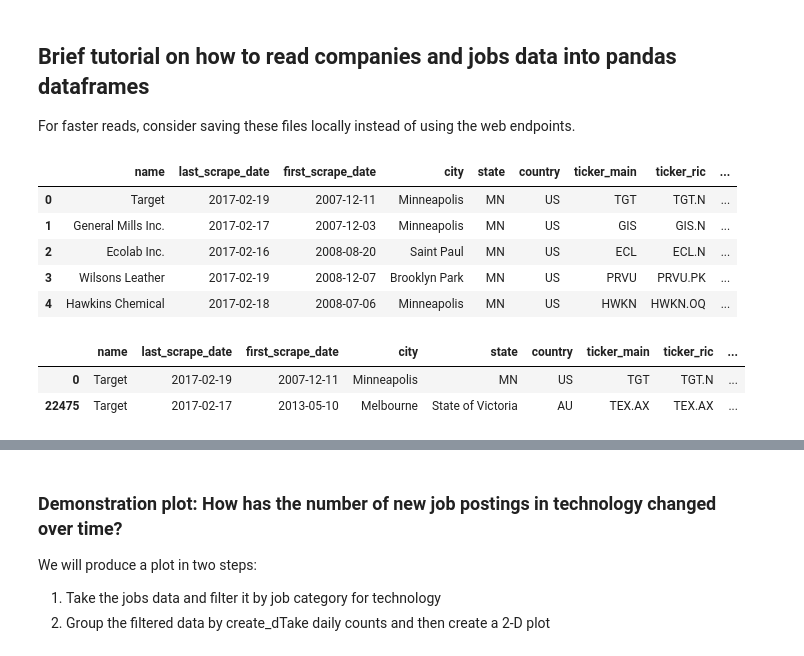
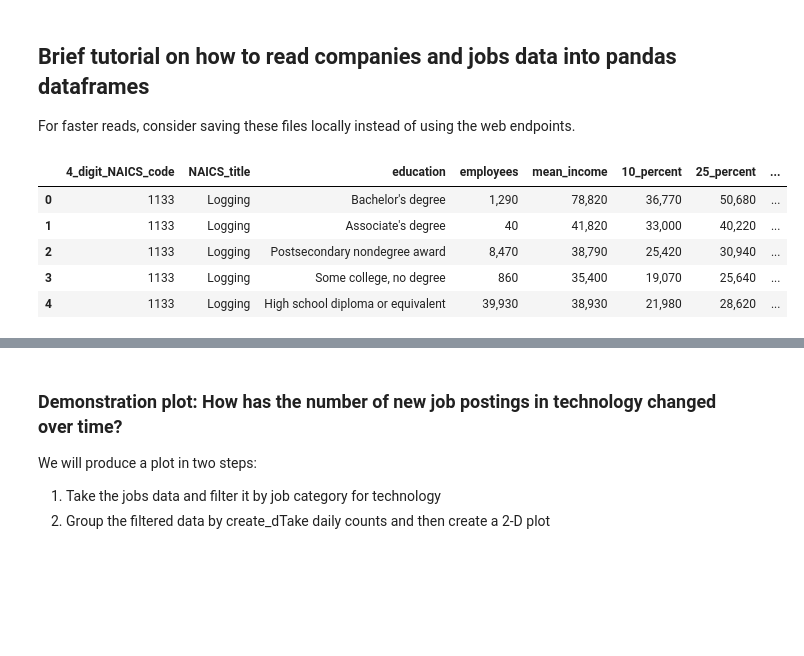
Before and after one commit to RogersEpstein/MITDatathon2017, a Jupyter notebook: tutorial.ipynb, the cells around one changed output, grey strips where cells are left out. Saved outputs shown, nothing was run; the diff lists cells and outputs as text; code cells hidden in the pictures; blank space fills up the shorter version.

```diff
--- a/tutorial.ipynb
+++ b/tutorial.ipynb
@@ -27,15 +25,11 @@ companies = pd.read_csv("https://s3-us-west-2.amazonaws.com/correlation1-public/
+# %%
+industries = pd.read_csv("industries.csv")
 # %%
-companies.head()
+industries.head()
 # %% [output]
-|  | name | last_scrape_date | first_scrape_date | city | state | country | ticker_main | ticker_ric | ... |
-| 0 | Target | 2017-02-19 | 2007-12-11 | Minneapolis | MN | US | TGT | TGT.N | ... |
-| 1 | General Mills Inc. | 2017-02-17 | 2007-12-03 | Minneapolis | MN | US | GIS | GIS.N | ... |
-| 2 | Ecolab Inc. | 2017-02-16 | 2008-08-20 | Saint Paul | MN | US | ECL | ECL.N | ... |
-| 3 | Wilsons Leather | 2017-02-19 | 2008-12-07 | Brooklyn Park | MN | US | PRVU | PRVU.PK | ... |
-| 4 | Hawkins Chemical | 2017-02-18 | 2008-07-06 | Minneapolis | MN | US | HWKN | HWKN.OQ | ... |
+|  | 4_digit_NAICS_code | NAICS_title | education | employees | mean_income | 10_percent | 25_percent | ... |
+| 0 | 1133 | Logging | Bachelor's degree | 1,290 | 78,820 | 36,770 | 50,680 | ... |
+| 1 | 1133 | Logging | Associate's degree | 40 | 41,820 | 33,000 | 40,220 | ... |
+| 2 | 1133 | Logging | Postsecondary nondegree award | 8,470 | 38,790 | 25,420 | 30,940 | ... |
+| 3 | 1133 | Logging | Some college, no degree | 860 | 35,400 | 19,070 | 25,640 | ... |
+| 4 | 1133 | Logging | High school diploma or equivalent | 39,930 | 38,930 | 21,980 | 28,620 | ... |
-# %%
-companies[companies.name=="Target"]
-# %% [output]
-|  | name | last_scrape_date | first_scrape_date | city | state | country | ticker_main | ticker_ric | ... |
-| 0 | Target | 2017-02-19 | 2007-12-11 | Minneapolis | MN | US | TGT | TGT.N | ... |
-| 22475 | Target | 2017-02-17 | 2013-05-10 | Melbourne | State of Victoria | AU | TEX.AX | TEX.AX | ... |
```
Also changed, not shown: parts of 3 cells of this notebook.
